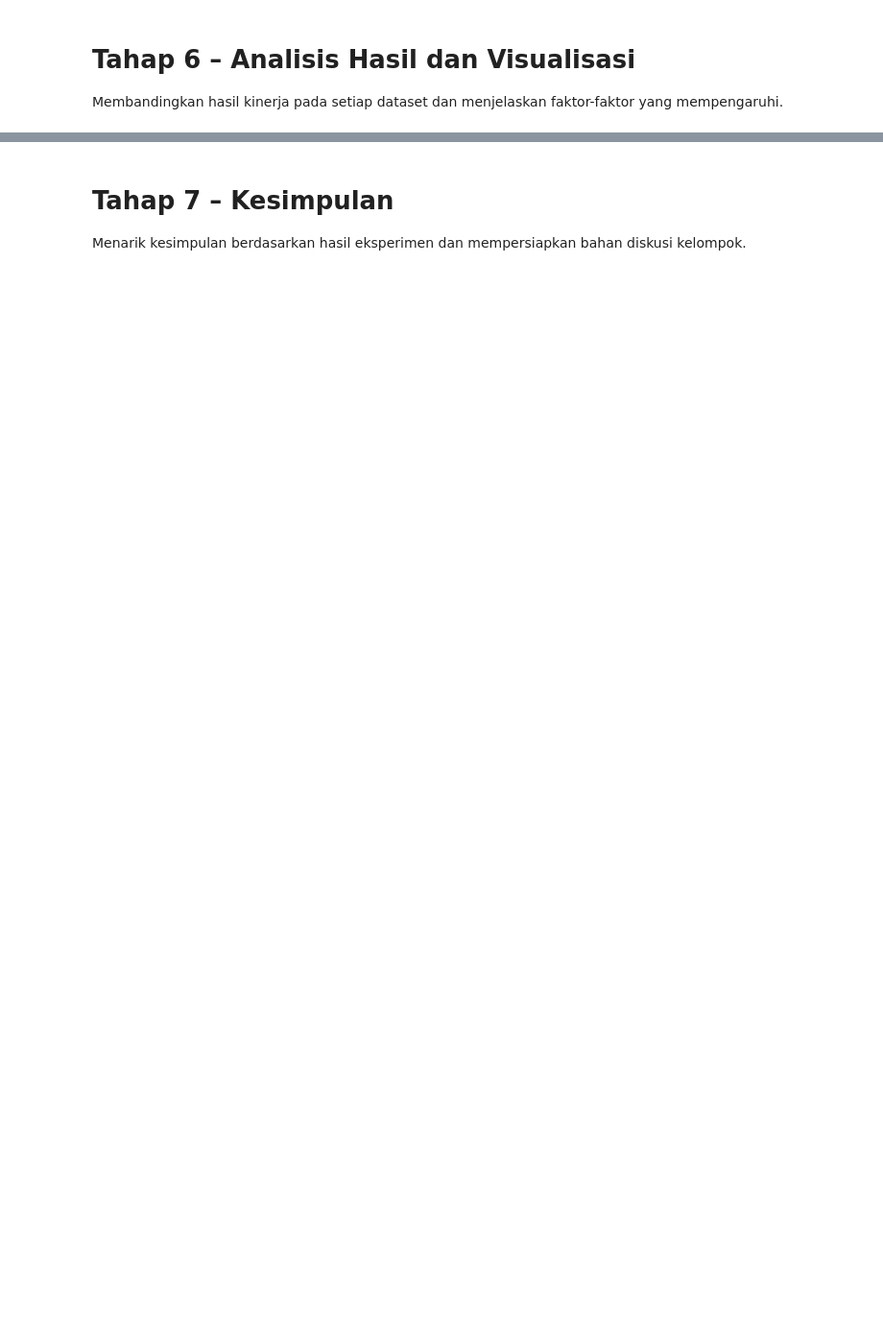
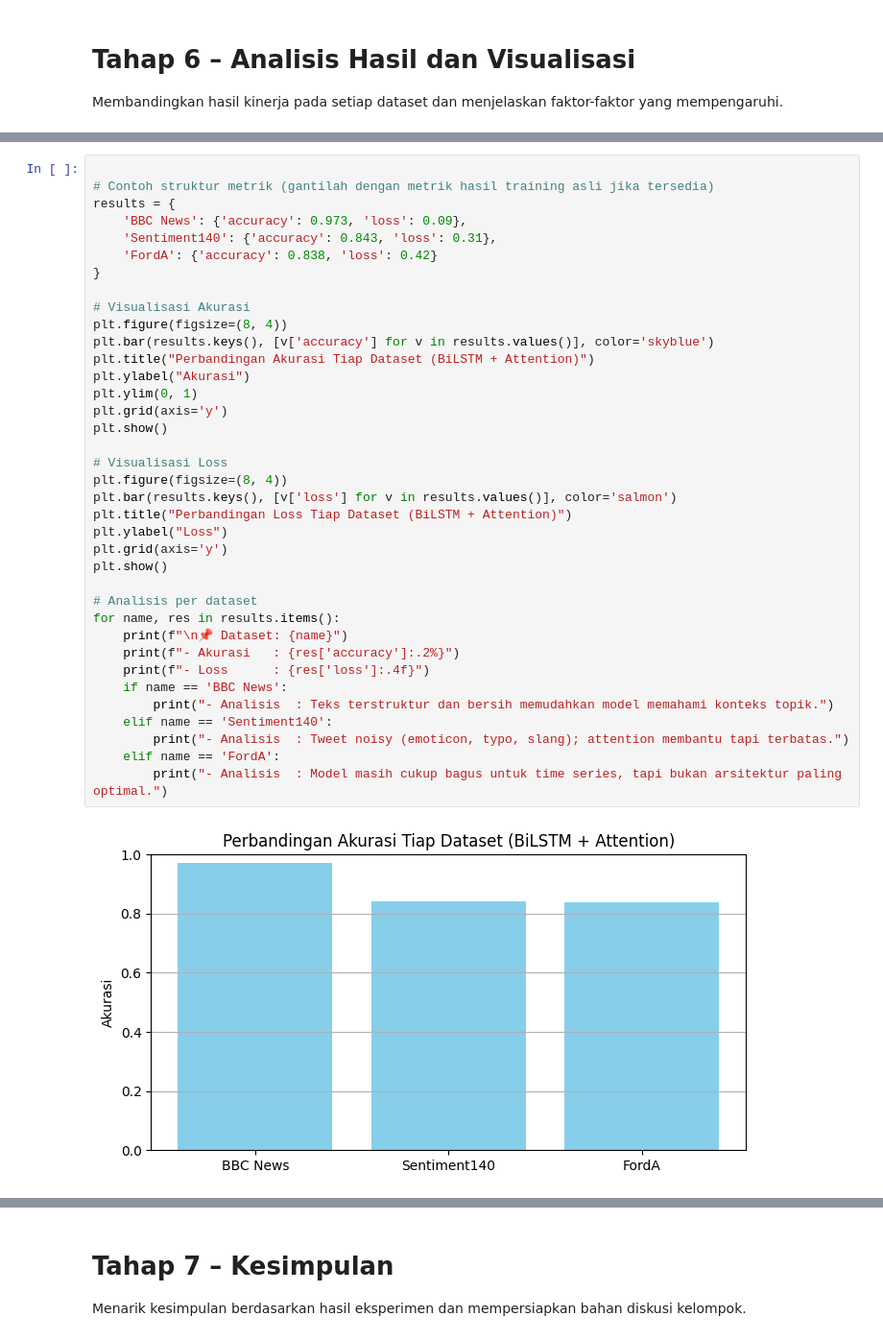
Before and after one commit to bangaji313/DL-MultiArchitecture-Experiment, a Jupyter notebook: BiLSTM_Attention_Naizi.ipynb, the cells around one changed output, grey strips where cells are left out. Shown at 96% size. Saved outputs shown, nothing was run; the diff lists cells and outputs as text; blank space fills up the shorter version.

```diff
--- a/BiLSTM_Attention_Naizi.ipynb
+++ b/BiLSTM_Attention_Naizi.ipynb
@@ -70,0 +479,39 @@ Membandingkan hasil kinerja pada setiap dataset dan menjelaskan faktor-faktor ya
+# %%
+
+# Contoh struktur metrik (gantilah dengan metrik hasil training asli jika tersedia)
+results = {
+    'BBC News': {'accuracy': 0.973, 'loss': 0.09},
+    'Sentiment140': {'accuracy': 0.843, 'loss': 0.31},
+    'FordA': {'accuracy': 0.838, 'loss': 0.42}
+}
+
+# Visualisasi Akurasi
+plt.figure(figsize=(8, 4))
+plt.bar(results.keys(), [v['accuracy'] for v in results.values()], color='skyblue')
+plt.title("Perbandingan Akurasi Tiap Dataset (BiLSTM + Attention)")
+plt.ylabel("Akurasi")
+plt.ylim(0, 1)
+plt.grid(axis='y')
+plt.show()
+
+# Visualisasi Loss
+plt.figure(figsize=(8, 4))
+plt.bar(results.keys(), [v['loss'] for v in results.values()], color='salmon')
+plt.title("Perbandingan Loss Tiap Dataset (BiLSTM + Attention)")
+plt.ylabel("Loss")
+plt.grid(axis='y')
+plt.show()
+
+# Analisis per dataset
+for name, res in results.items():
+    print(f"\n📌 Dataset: {name}")
+    print(f"- Akurasi   : {res['accuracy']:.2%}")
+    print(f"- Loss      : {res['loss']:.4f}")
+    if name == 'BBC News':
+        print("- Analisis  : Teks terstruktur dan bersih memudahkan model memahami konteks topik.")
+    elif name == 'Sentiment140':
+        print("- Analisis  : Tweet noisy (emoticon, typo, slang); attention membantu tapi terbatas.")
+    elif name == 'FordA':
+        print("- Analisis  : Model masih cukup bagus untuk time series, tapi bukan arsitektur paling optimal.")
+# %% [output]
+[figure, added]
```
Also changed, not shown: parts of 28 cells of this notebook.
